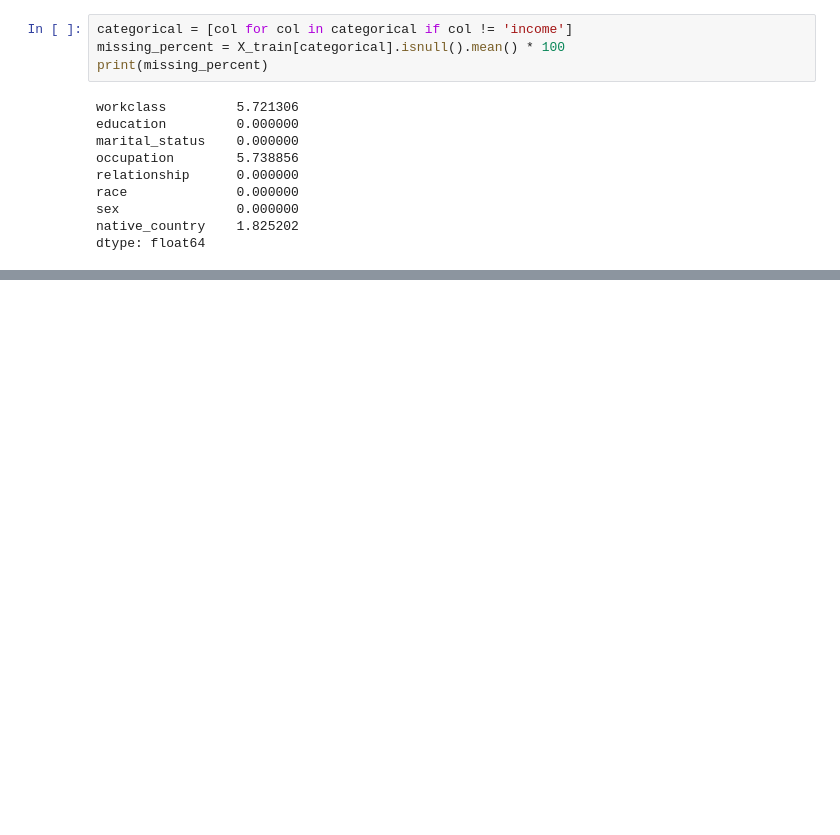
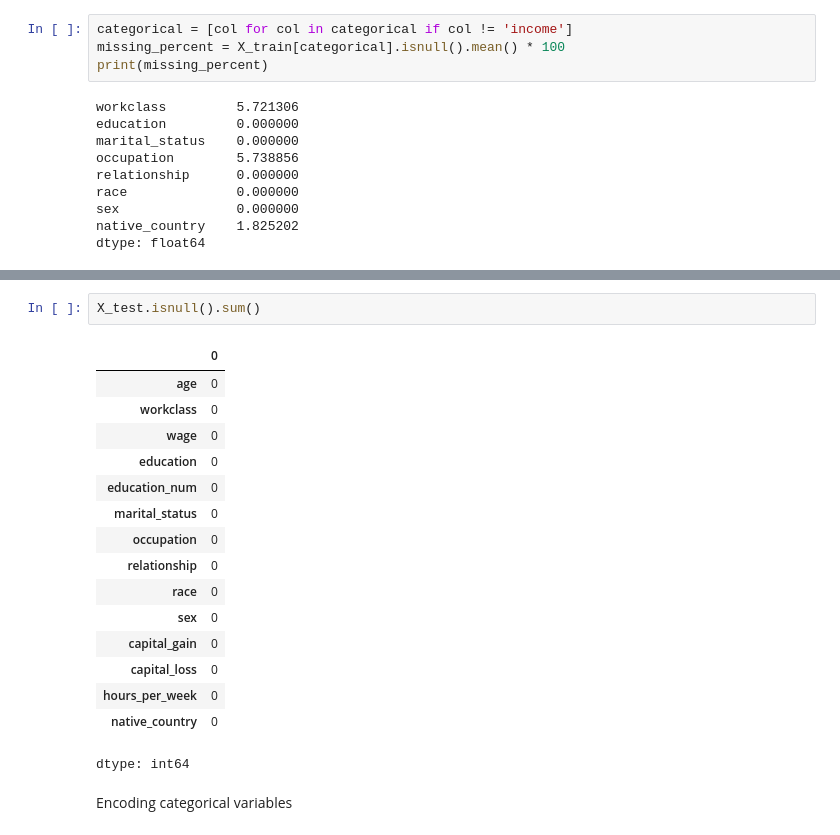
Before and after one commit to abdyraman/NaiveBayes, a Jupyter notebook: NaiveBayesipynb.ipynb, the cells around one changed output, grey strips where cells are left out. Saved outputs shown, nothing was run; the diff lists cells and outputs as text; blank space fills up the shorter version.

```diff
--- a/NaiveBayesipynb.ipynb
+++ b/NaiveBayesipynb.ipynb
@@ -381,0 +448,21 @@ dtype: float64
+# %%
+X_test.isnull().sum()
+# %% [output]
+|  | 0 |
+| age | 0 |
+| workclass | 0 |
+| wage | 0 |
+| education | 0 |
+| education_num | 0 |
+| marital_status | 0 |
+| occupation | 0 |
+| relationship | 0 |
+| race | 0 |
+| sex | 0 |
+| capital_gain | 0 |
+| capital_loss | 0 |
+| hours_per_week | 0 |
+| native_country | 0 |
+dtype: int64
+# %% [markdown]
+Encoding categorical variables
```
Also changed, not shown: parts of 33 cells of this notebook.
